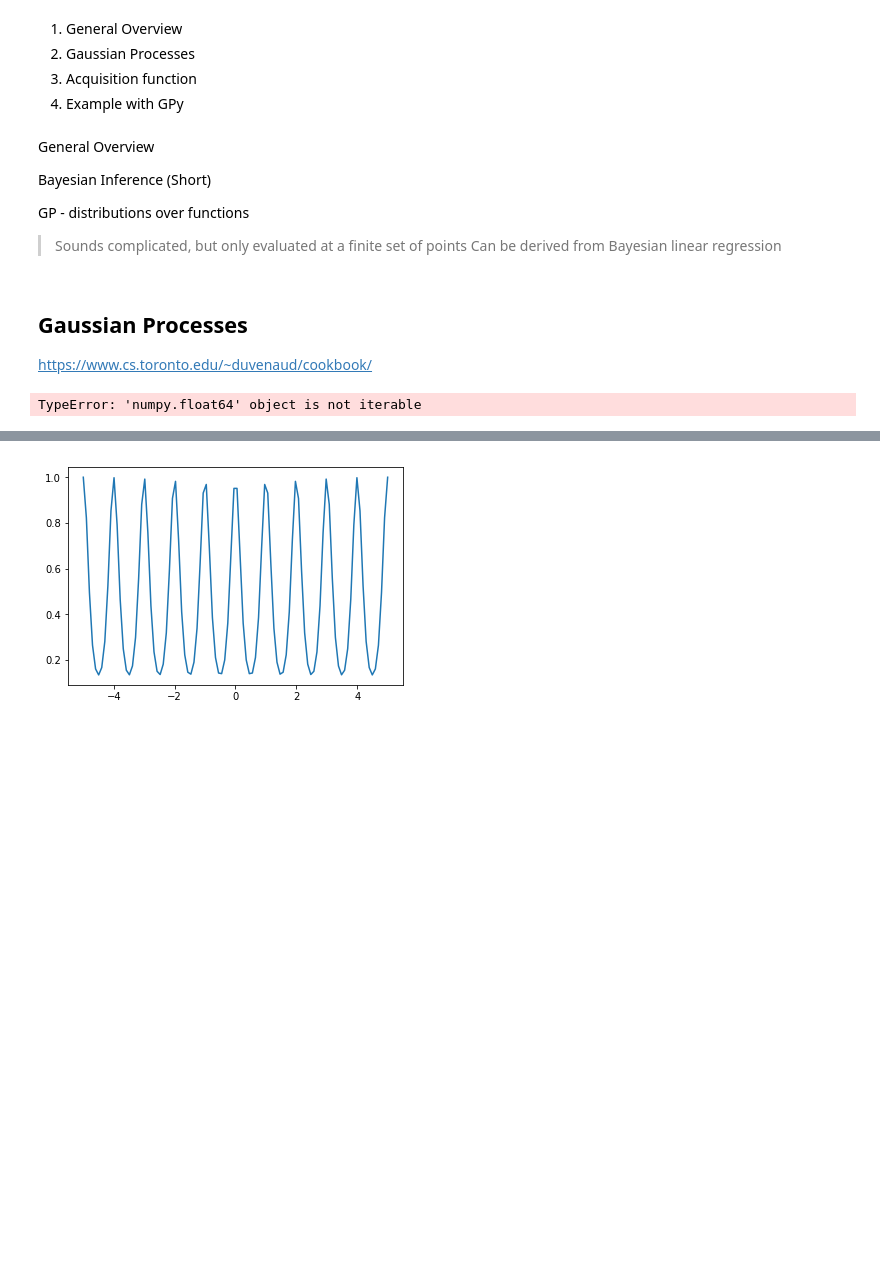
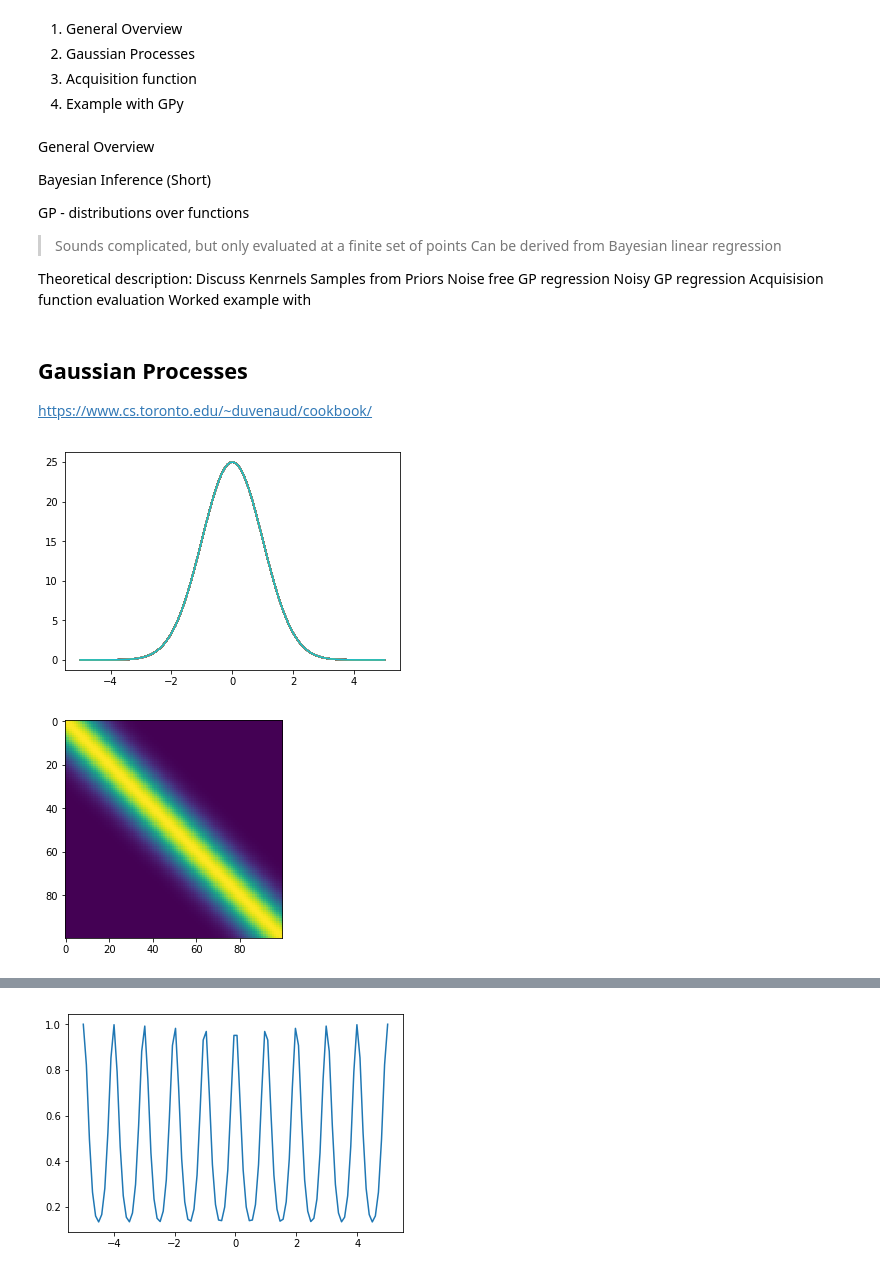
Before and after one commit to dgradovich/bopt, a Jupyter notebook: Bayesian Optimisation .ipynb, the cells around one changed output, grey strips where cells are left out. Cells and saved outputs as stored; diff of their text form; code cells hidden in the pictures; blank space fills up the shorter version.

Commit message:
Kernels visuals

```diff
--- a/Bayesian Optimisation .ipynb
+++ b/Bayesian Optimisation .ipynb
@@ -14,6 +14,14 @@ GP - distributions over functions
 
 > Sounds complicated, but only evaluated at a finite set of points
 > Can be derived from Bayesian linear regression
+
+Theoretical description:
+Discuss Kenrnels
+Samples from Priors
+Noise free GP regression
+Noisy GP regression
+Acquisision function evaluation
+Worked example with
 # %% [markdown]
 ## Gaussian Processes
 https://www.cs.toronto.edu/~duvenaud/cookbook/
@@ -36,7 +76,8 @@ def periodic_kernel(x1, x2, sigma = 1., l = 1., p = 1.):
 # %%
 data = np.linspace(-5, 5, 100)
+plot_kernel(squared_exponential_kernel,
+            data,
+            {"sigma": 5., "l": 1.})
+# %% [output]
+[figure, added]
+[figure, added]
-# %%
-for (i,j) in data@data:
-    linear_kernel(i,j)
-# %% [output]
-TypeError: 'numpy.float64' object is not iterable
```
Also changed, not shown: parts of 3 cells of this notebook.
